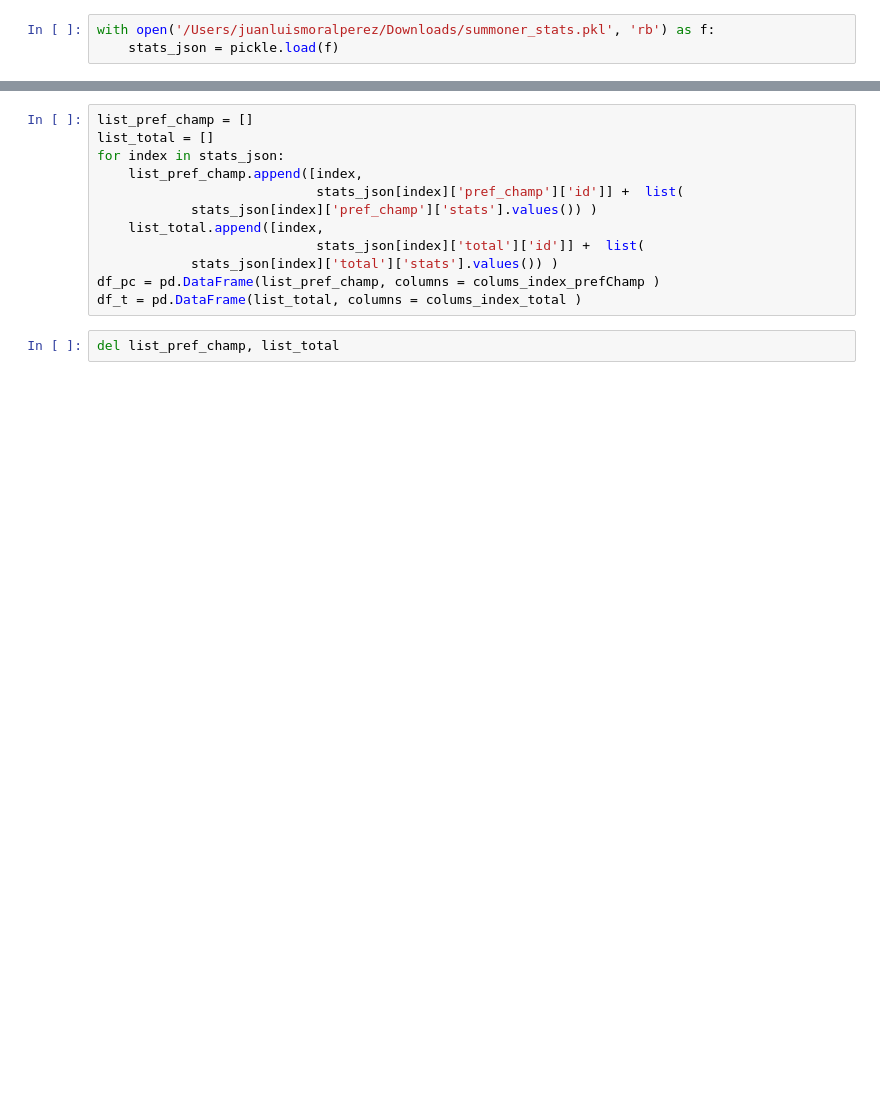
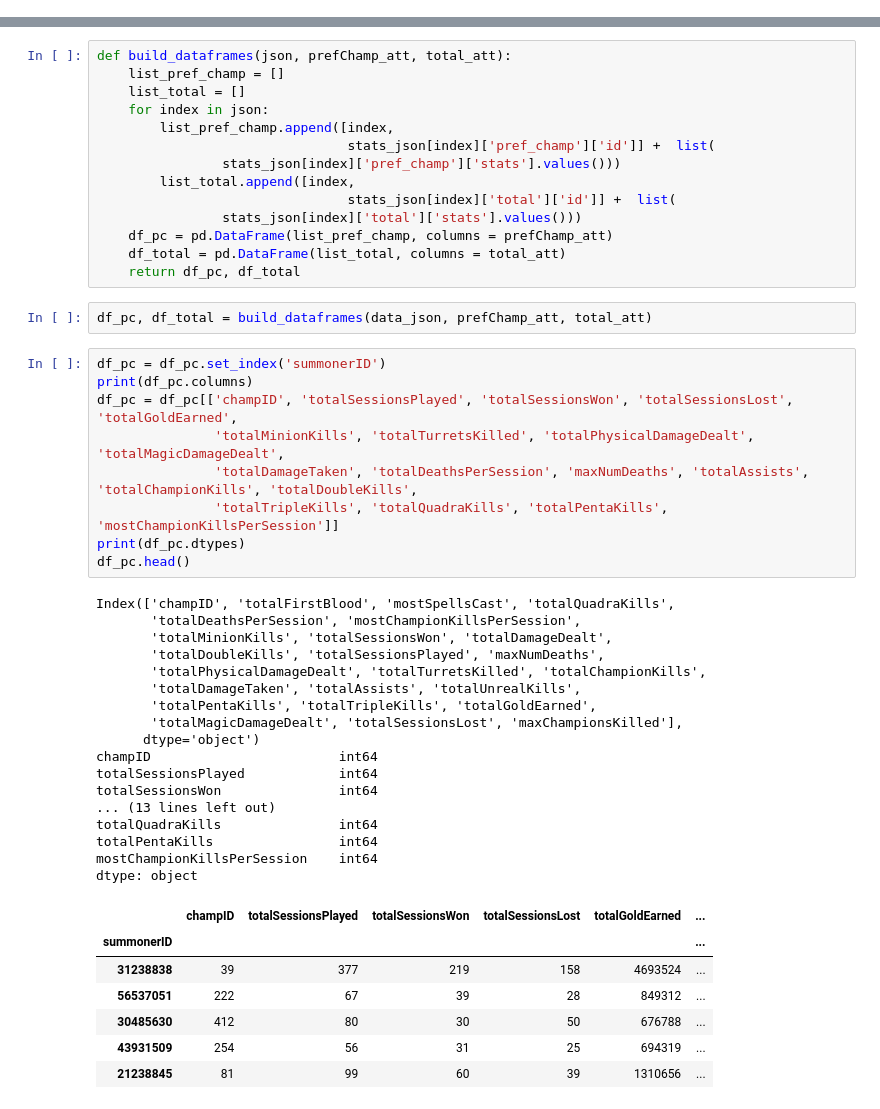
Before and after one commit to dmartr/ADA-Project, a Jupyter notebook: Data Analysis Notebook.ipynb, the cells around one changed output, grey strips where cells are left out. Saved outputs shown, nothing was run; the diff lists cells and outputs as text; blank space fills up the shorter version.

```diff
--- a/Data Analysis Notebook.ipynb
+++ b/Data Analysis Notebook.ipynb
@@ -5,3 +5,0 @@ import pickle
-# %%
-with open('/Users/juanluismoralperez/Downloads/summoner_stats.pkl', 'rb') as f:
-    stats_json = pickle.load(f)
@@ -30,14 +79,50 @@ colums_index_total = ['summonerID', 'champID','totalSessionsLost', 'totalDoubleK
 # %%
-list_pref_champ = []
-list_total = []
-for index in stats_json:
-    list_pref_champ.append([index,
-                            stats_json[index]['pref_champ']['id']] +  list(
-            stats_json[index]['pref_champ']['stats'].values()) )
-    list_total.append([index,
-                            stats_json[index]['total']['id']] +  list(
-            stats_json[index]['total']['stats'].values()) )
-df_pc = pd.DataFrame(list_pref_champ, columns = colums_index_prefChamp )
-df_t = pd.DataFrame(list_total, columns = colums_index_total )
+def build_dataframes(json, prefChamp_att, total_att):
+    list_pref_champ = []
+    list_total = []
+    for index in json:
+        list_pref_champ.append([index,
+                                stats_json[index]['pref_champ']['id']] +  list(
+                stats_json[index]['pref_champ']['stats'].values()))
+        list_total.append([index,
+                                stats_json[index]['total']['id']] +  list(
+                stats_json[index]['total']['stats'].values()))
+    df_pc = pd.DataFrame(list_pref_champ, columns = prefChamp_att)
+    df_total = pd.DataFrame(list_total, columns = total_att)
+    return df_pc, df_total
-# %%
-del list_pref_champ, list_total
+# %%
+df_pc, df_total = build_dataframes(data_json, prefChamp_att, total_att)
+# %%
+df_pc = df_pc.set_index('summonerID')
+print(df_pc.columns)
+df_pc = df_pc[['champID', 'totalSessionsPlayed', 'totalSessionsWon', 'totalSessionsLost', 'totalGoldEarned',
+               'totalMinionKills', 'totalTurretsKilled', 'totalPhysicalDamageDealt', 'totalMagicDamageDealt',
+               'totalDamageTaken', 'totalDeathsPerSession', 'maxNumDeaths', 'totalAssists', 'totalChampionKills', 'totalDoubleKills',
+               'totalTripleKills', 'totalQuadraKills', 'totalPentaKills', 'mostChampionKillsPerSession']]
+print(df_pc.dtypes)
+df_pc.head()
+# %% [output]
+Index(['champID', 'totalFirstBlood', 'mostSpellsCast', 'totalQuadraKills',
+       'totalDeathsPerSession', 'mostChampionKillsPerSession',
+       'totalMinionKills', 'totalSessionsWon', 'totalDamageDealt',
+       'totalDoubleKills', 'totalSessionsPlayed', 'maxNumDeaths',
+       'totalPhysicalDamageDealt', 'totalTurretsKilled', 'totalChampionKills',
+       'totalDamageTaken', 'totalAssists', 'totalUnrealKills',
+       'totalPentaKills', 'totalTripleKills', 'totalGoldEarned',
+       'totalMagicDamageDealt', 'totalSessionsLost', 'maxChampionsKilled'],
+      dtype='object')
+champID                        int64
+totalSessionsPlayed            int64
+totalSessionsWon               int64
+... (13 lines left out)
+totalQuadraKills               int64
+totalPentaKills                int64
+mostChampionKillsPerSession    int64
+dtype: object
+|  | champID | totalSessionsPlayed | totalSessionsWon | totalSessionsLost | totalGoldEarned | ... |
+| summonerID |  |  |  |  |  | ... |
+| 31238838 | 39 | 377 | 219 | 158 | 4693524 | ... |
+| 56537051 | 222 | 67 | 39 | 28 | 849312 | ... |
+| 30485630 | 412 | 80 | 30 | 50 | 676788 | ... |
+| 43931509 | 254 | 56 | 31 | 25 | 694319 | ... |
+| 21238845 | 81 | 99 | 60 | 39 | 1310656 | ... |
```
Also changed, not shown: parts of 11 cells of this notebook.
